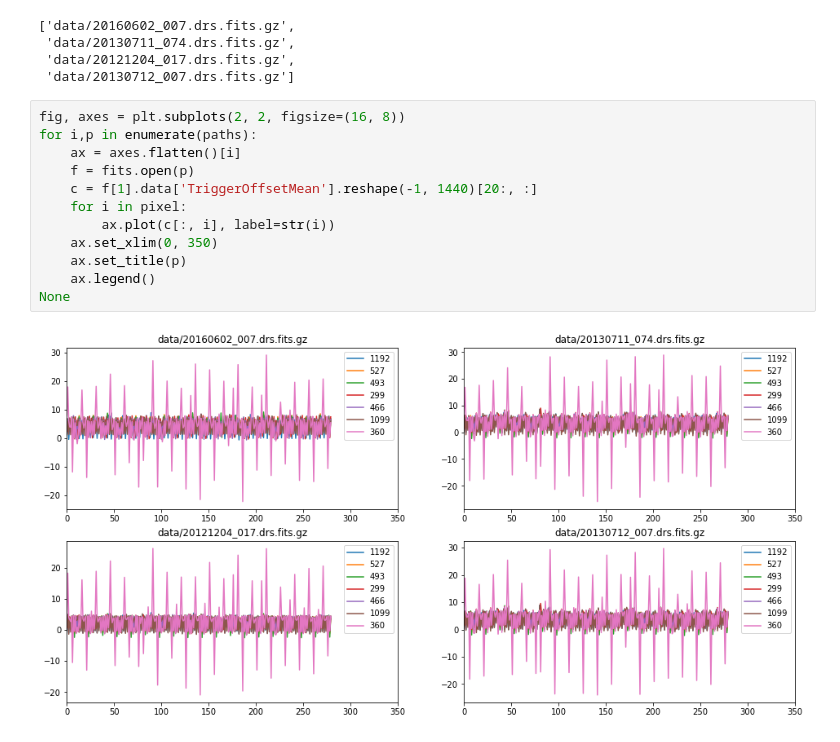
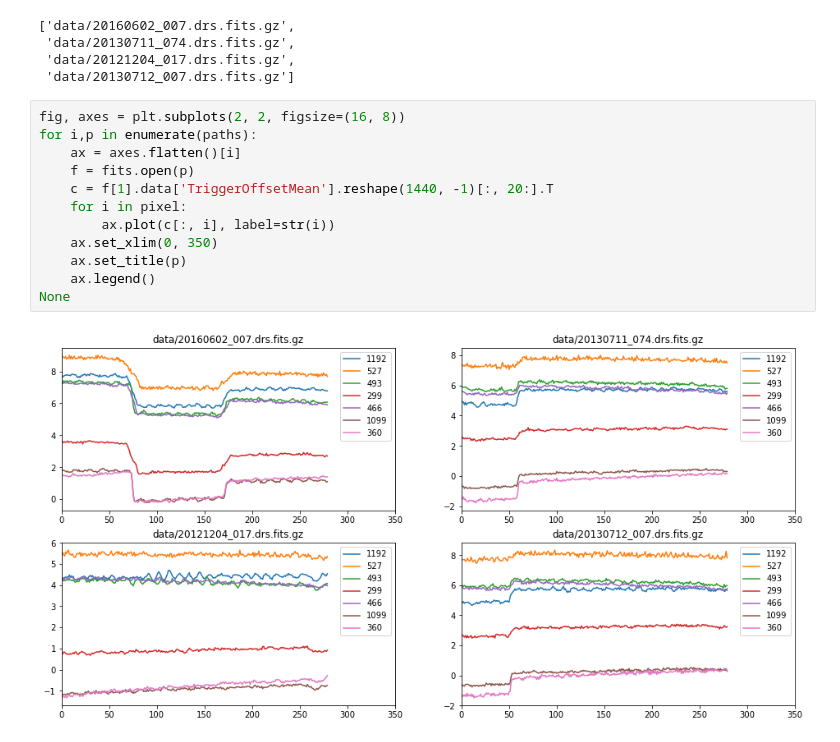
Before and after one commit to dneise/trigger_offset_study, a Jupyter notebook: average_spike_height.ipynb, the cells around one changed output. Saved outputs shown, nothing was run; the diff lists cells and outputs as text.

Commit message:
fix reshape

```diff
--- a/average_spike_height.ipynb
+++ b/average_spike_height.ipynb
@@ -25,17 +25,17 @@ paths
 # %%
 fig, axes = plt.subplots(2, 2, figsize=(16, 8))
 for i,p in enumerate(paths):
     ax = axes.flatten()[i]
     f = fits.open(p)
-    c = f[1].data['TriggerOffsetMean'].reshape(-1, 1440)[20:, :]
+    c = f[1].data['TriggerOffsetMean'].reshape(1440, -1)[:, 20:].T
     for i in pixel:
         ax.plot(c[:, i], label=str(i))
     ax.set_xlim(0, 350)
     ax.set_title(p)
     ax.legend()
 None
 # %% [output]
-[figure, old version]
+[figure, new version]
 # %%
 paths = glob('data/*')
 max_spike_heights = []
```
Also changed, not shown: parts of 7 cells of this notebook.
